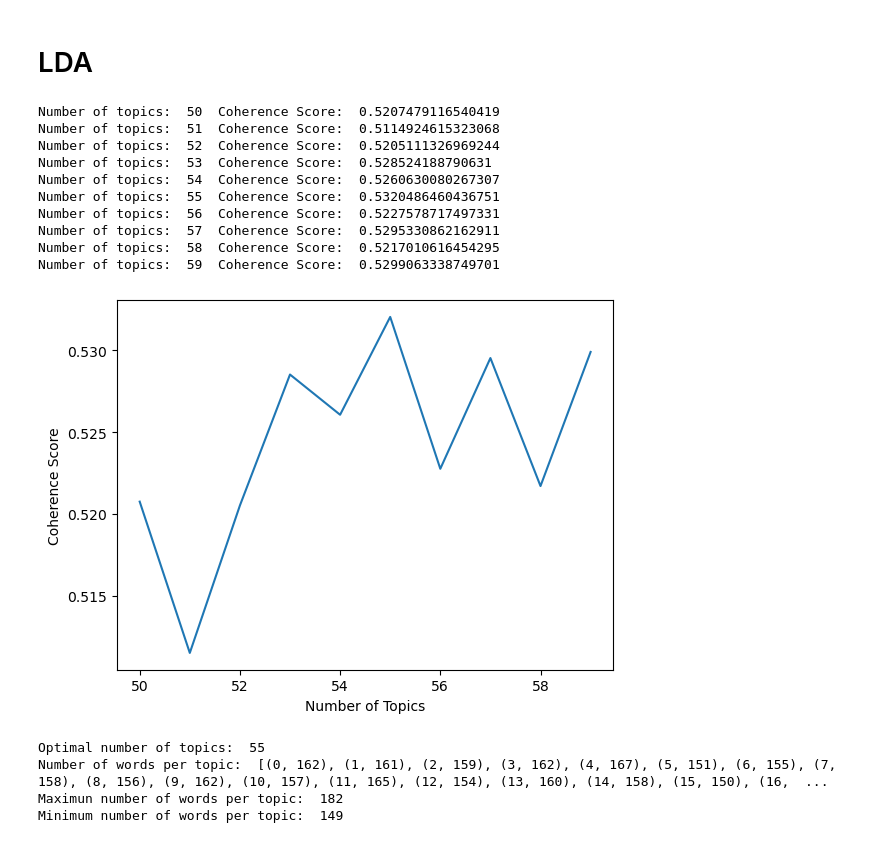
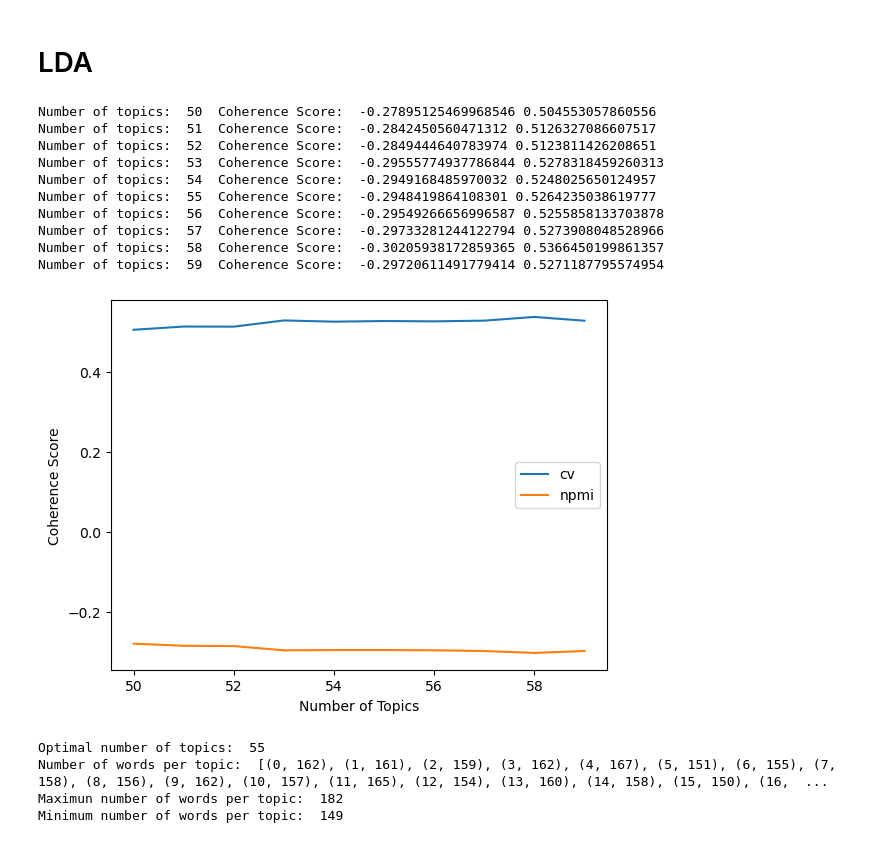
Before and after one commit to Daitori/NLP, a Jupyter notebook: TMP_LDA.ipynb, the cells around one changed output. Cells and saved outputs as stored; diff of their text form; code cells hidden in the pictures.

```diff
--- a/TMP_LDA.ipynb
+++ b/TMP_LDA.ipynb
@@ -46,33 +50,38 @@ dictionary = corpora.Dictionary(l_texts)
 # Create a corpus
 corpus = [dictionary.doc2bow(text) for text in l_texts]
 # %%
-result={"num_topics":[], "coherence_score":[]}
+result={"num_topics":[], "coherence_score_cv":[],"coherence_score_npmi":[]}
 
-for n in range(50, 60):
+for n in range(50, 65):
     lda_model = LdaModel(corpus, num_topics=n, id2word=dictionary)
-    coherence_model= CoherenceModel(model=lda_model, texts=l_texts, dictionary=dictionary, coherence='c_v')
-    coherence_score = coherence_model.get_coherence()
-    print("Number of topics: ", n, " Coherence Score: ", coherence_score)
+    coherence_model_cv= CoherenceModel(model=lda_model, texts=l_texts, dictionary=dictionary, coherence='c_v')
+    coherence_score_cv = coherence_model_cv.get_coherence()
+    coherence_model_npmi= CoherenceModel(model=lda_model, texts=l_texts, dictionary=dictionary, coherence='c_npmi')
+    coherence_score_npmi = coherence_model_npmi.get_coherence()
+    print("Number of topics: ", n, " Coherence Score: ", coherence_score_npmi,coherence_score_cv)
     result["num_topics"].append(n)
-    result["coherence_score"].append(coherence_score)
+    result["coherence_score_cv"].append(coherence_score_cv)
+    result["coherence_score_npmi"].append(coherence_score_npmi)
 # %% [output]
-Number of topics:  50  Coherence Score:  0.5207479116540419
-Number of topics:  51  Coherence Score:  0.5114924615323068
-Number of topics:  52  Coherence Score:  0.5205111326969244
-Number of topics:  53  Coherence Score:  0.528524188790631
-Number of topics:  54  Coherence Score:  0.5260630080267307
-Number of topics:  55  Coherence Score:  0.5320486460436751
-Number of topics:  56  Coherence Score:  0.5227578717497331
-Number of topics:  57  Coherence Score:  0.5295330862162911
-Number of topics:  58  Coherence Score:  0.5217010616454295
-Number of topics:  59  Coherence Score:  0.5299063338749701
+Number of topics:  50  Coherence Score:  -0.27895125469968546 0.504553057860556
+Number of topics:  51  Coherence Score:  -0.2842450560471312 0.5126327086607517
+Number of topics:  52  Coherence Score:  -0.2849444640783974 0.5123811426208651
+Number of topics:  53  Coherence Score:  -0.29555774937786844 0.5278318459260313
+Number of topics:  54  Coherence Score:  -0.2949168485970032 0.5248025650124957
+Number of topics:  55  Coherence Score:  -0.2948419864108301 0.5264235038619777
+Number of topics:  56  Coherence Score:  -0.29549266656996587 0.5255858133703878
+Number of topics:  57  Coherence Score:  -0.29733281244122794 0.5273908048528966
+Number of topics:  58  Coherence Score:  -0.30205938172859365 0.5366450199861357
+Number of topics:  59  Coherence Score:  -0.29720611491779414 0.5271187795574954
 # %%
 # Plot the coherence scores for elbow method
 
-plt.plot(result["num_topics"], result["coherence_score"])
+plt.plot(result["num_topics"], result["coherence_score_cv"])
+plt.plot(result["num_topics"], result["coherence_score_npmi"])
 plt.xlabel("Number of Topics")
 plt.ylabel("Coherence Score")
+plt.legend(("cv", "npmi"), loc='best')
 plt.show()
 # %% [output]
-[figure, old version]
+[figure, new version]
 # %%
```
Also changed, not shown: parts of 3 cells of this notebook, 3 other files.
